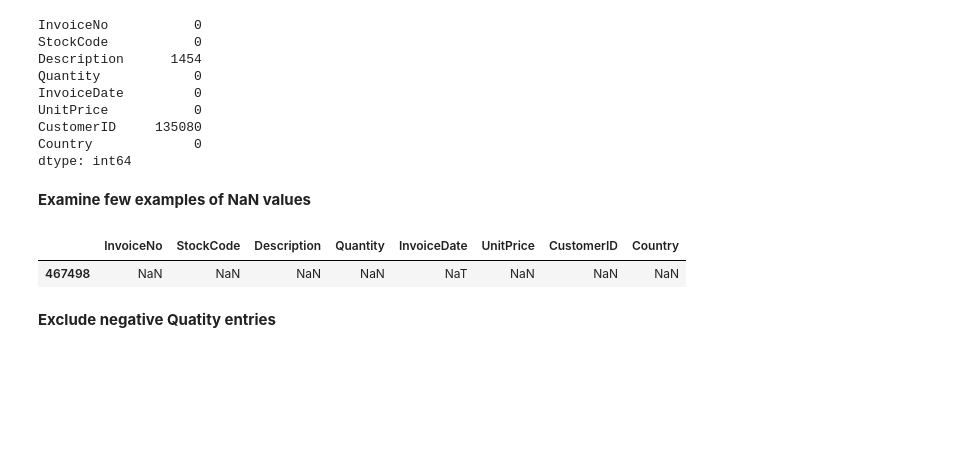
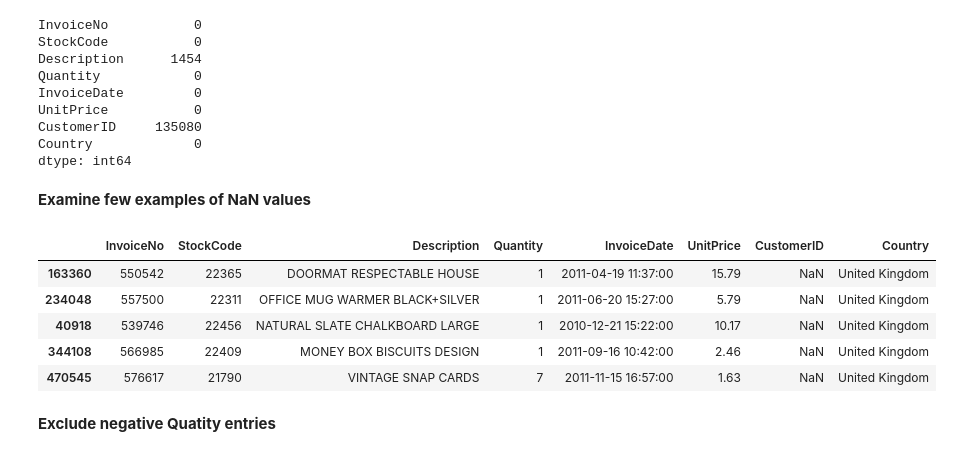
Before and after one commit to trhgnhat/DS_DevC_CoderSchool, a Jupyter notebook: Truong_Hoang_Nhat_Assignment_3_EDA.ipynb, the cells around one changed output. Saved outputs shown, nothing was run; the diff lists cells and outputs as text; code cells hidden in the pictures; blank space fills up the shorter version.

```diff
--- a/Truong_Hoang_Nhat_Assignment_3_EDA.ipynb
+++ b/Truong_Hoang_Nhat_Assignment_3_EDA.ipynb
@@ -174,10 +173,14 @@ dtype: int64
 **Examine few examples of NaN values**
 # %%
 # List all NaN values
-df[df.isnull()].sample()
+df[[True in x for x in df.isnull().values]].sample(5)
 # %% [output]
 |  | InvoiceNo | StockCode | Description | Quantity | InvoiceDate | UnitPrice | CustomerID | Country |
-| 467498 | NaN | NaN | NaN | NaN | NaT | NaN | NaN | NaN |
+| 163360 | 550542 | 22365 | DOORMAT RESPECTABLE HOUSE | 1 | 2011-04-19 11:37:00 | 15.79 | NaN | United Kingdom |
+| 234048 | 557500 | 22311 | OFFICE MUG WARMER BLACK+SILVER | 1 | 2011-06-20 15:27:00 | 5.79 | NaN | United Kingdom |
+| 40918 | 539746 | 22456 | NATURAL SLATE CHALKBOARD LARGE | 1 | 2010-12-21 15:22:00 | 10.17 | NaN | United Kingdom |
+| 344108 | 566985 | 22409 | MONEY BOX BISCUITS DESIGN | 1 | 2011-09-16 10:42:00 | 2.46 | NaN | United Kingdom |
+| 470545 | 576617 | 21790 | VINTAGE SNAP CARDS | 7 | 2011-11-15 16:57:00 | 1.63 | NaN | United Kingdom |
 # %% [markdown]
 **Exclude negative Quatity entries**
 # %%
```
Also changed, not shown: parts of 2 cells of this notebook.
